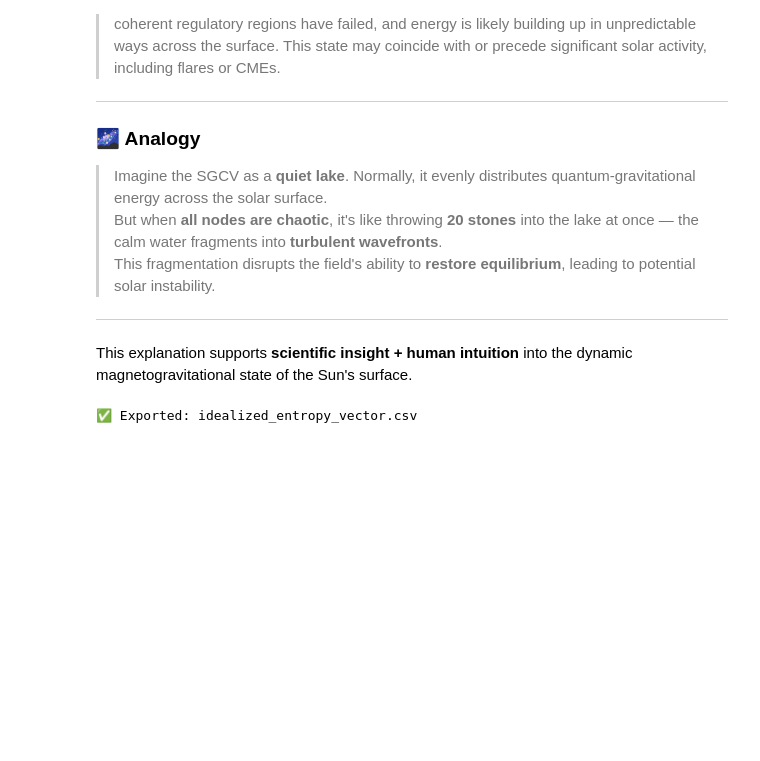
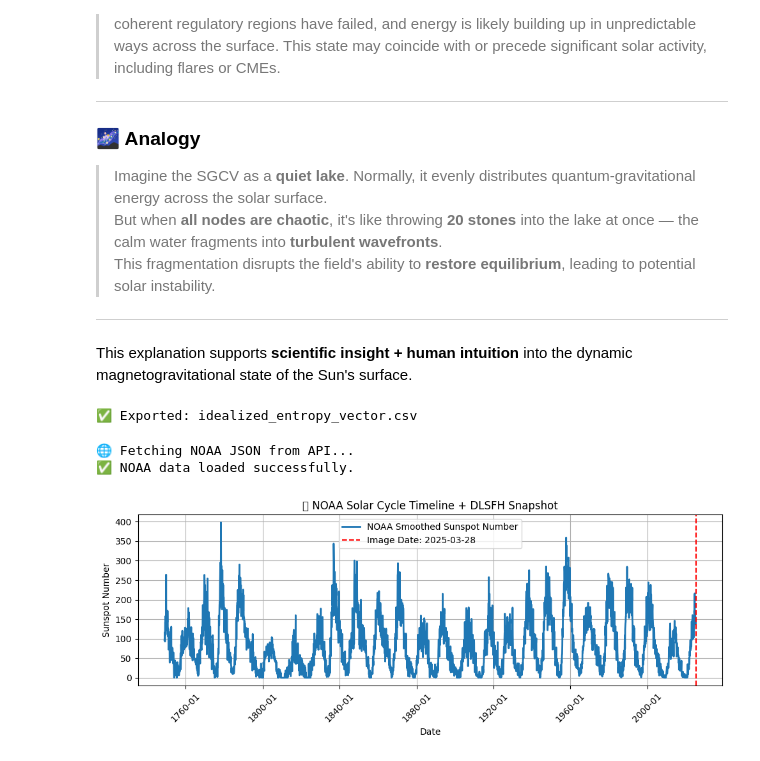
Before and after one commit to geopayme/AstroPhysics, a Jupyter notebook: Section_4_With_Section_1_2_3_PLUS_DLSFH_DualOverlay.ipynb, the cells around one changed output. Drawn from its saved outputs; the diff is of its cells as text; code cells hidden in the pictures; blank space fills up the shorter version.

```diff
--- a/Section_4_With_Section_1_2_3_PLUS_DLSFH_DualOverlay.ipynb
+++ b/Section_4_With_Section_1_2_3_PLUS_DLSFH_DualOverlay.ipynb
@@ -324,3 +324,62 @@ Lowest Entropy Node: 19 → 0.2766
 
 This explanation supports **scientific insight + human intuition** into the dynamic magnetogravitational state of the Sun's surface.
 ✅ Exported: idealized_entropy_vector.csv
+# %%
+# ===============================
+# 📈 Section 5: NOAA Timeline Alignment with Image Snapshot
+# ===============================
+import pandas as pd
+import matplotlib.pyplot as plt
+import matplotlib.dates as mdates
+from datetime import datetime
+import json
+import urllib.request
+
+try:
+    print("🌐 Fetching NOAA JSON from API...")
+    url = "https://services.swpc.noaa.gov/json/solar-cycle/observed-solar-cycle-indices.json"
+    with urllib.request.urlopen(url) as response:
+        data = json.loads(response.read())
+
+    # 🛠 Correct keys: 'time-tag' and 'ssn'
+    df = pd.DataFrame(data)
+    if 'time-tag' in df.columns and 'ssn' in df.columns:
+        df['date'] = pd.to_datetime(df['time-tag'])
+        df['sunspots'] = df['ssn']
+    else:
+        raise ValueError("Expected 'time-tag' and 'ssn' fields not found in NOAA data")
+
+    print("✅ NOAA data loaded successfully.")
+
+except Exception as e:
+    print(f"❌ NOAA API failed. Upload CSV manually.\nError: {e}")
+    from google.colab import files
+    uploaded = files.upload()
+    df = pd.read_csv(next(iter(uploaded)))
+    if 'date' not in df.columns:
+        raise ValueError("CSV must include a 'date' column.")
+    df['date'] = pd.to_datetime(df['date'])
+
+# Fallback: prompt for date if missing
+try:
+    image_date
+except:
+    image_date = pd.to_datetime(input("Enter image date (YYYY-MM-DD): "))
+
+# 📊 Plot the timeline
+plt.figure(figsize=(10, 4))
+plt.plot(df['date'], df['sunspots'], label='NOAA Smoothed Sunspot Number', linewidth=2)
+plt.axvline(image_date, color='red', linestyle='--', label=f'Image Date: {image_date.date()}')
+plt.title("🌞 NOAA Solar Cycle Timeline + DLSFH Snapshot")
+plt.ylabel("Sunspot Number")
+plt.xlabel("Date")
+plt.legend()
+plt.grid(True)
+plt.gca().xaxis.set_major_formatter(mdates.DateFormatter('%Y-%m'))
+plt.xticks(rotation=45)
+plt.tight_layout()
+plt.show()
+# %% [output]
+🌐 Fetching NOAA JSON from API...
+✅ NOAA data loaded successfully.
+[figure, added]
```
